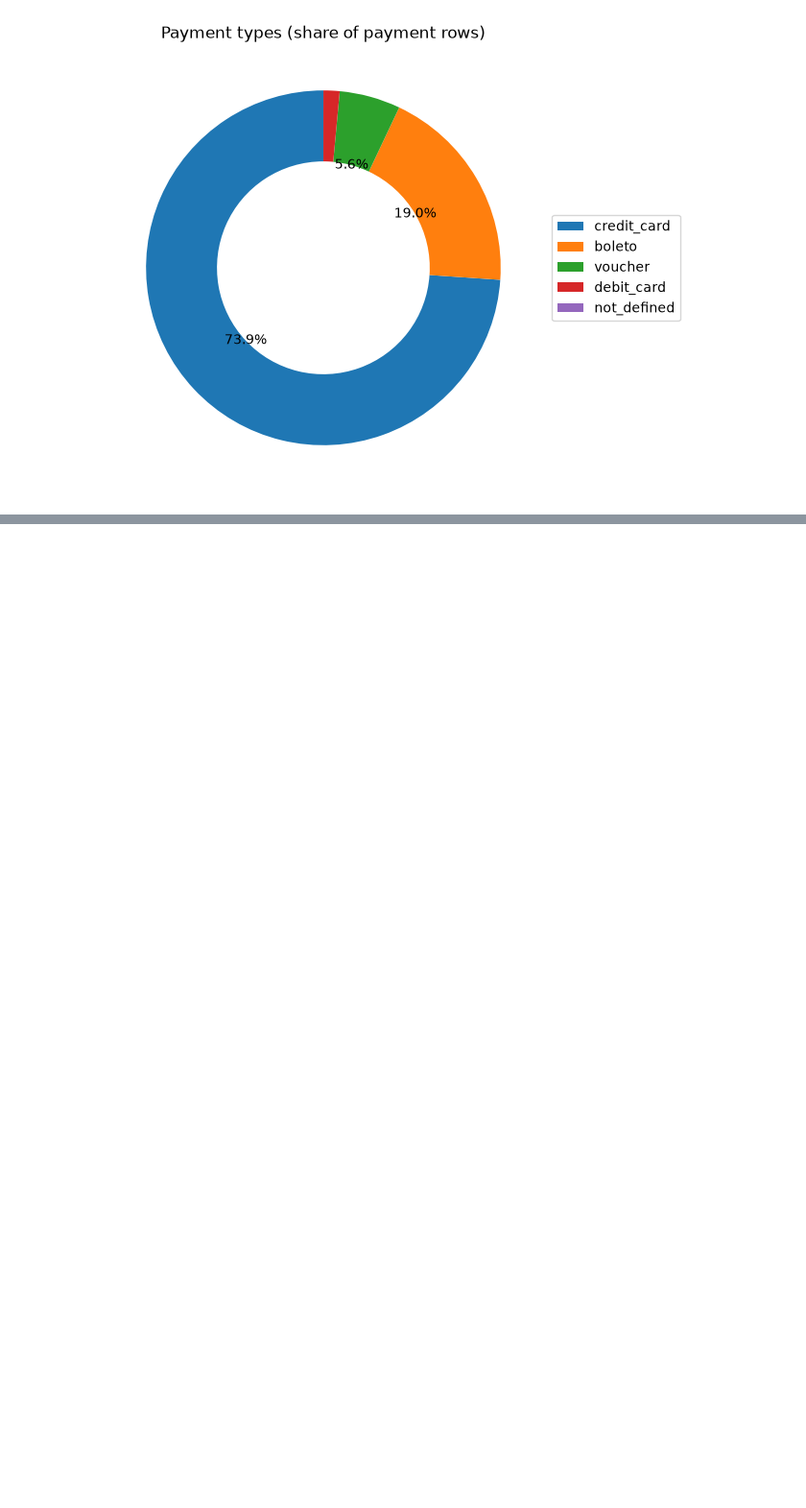
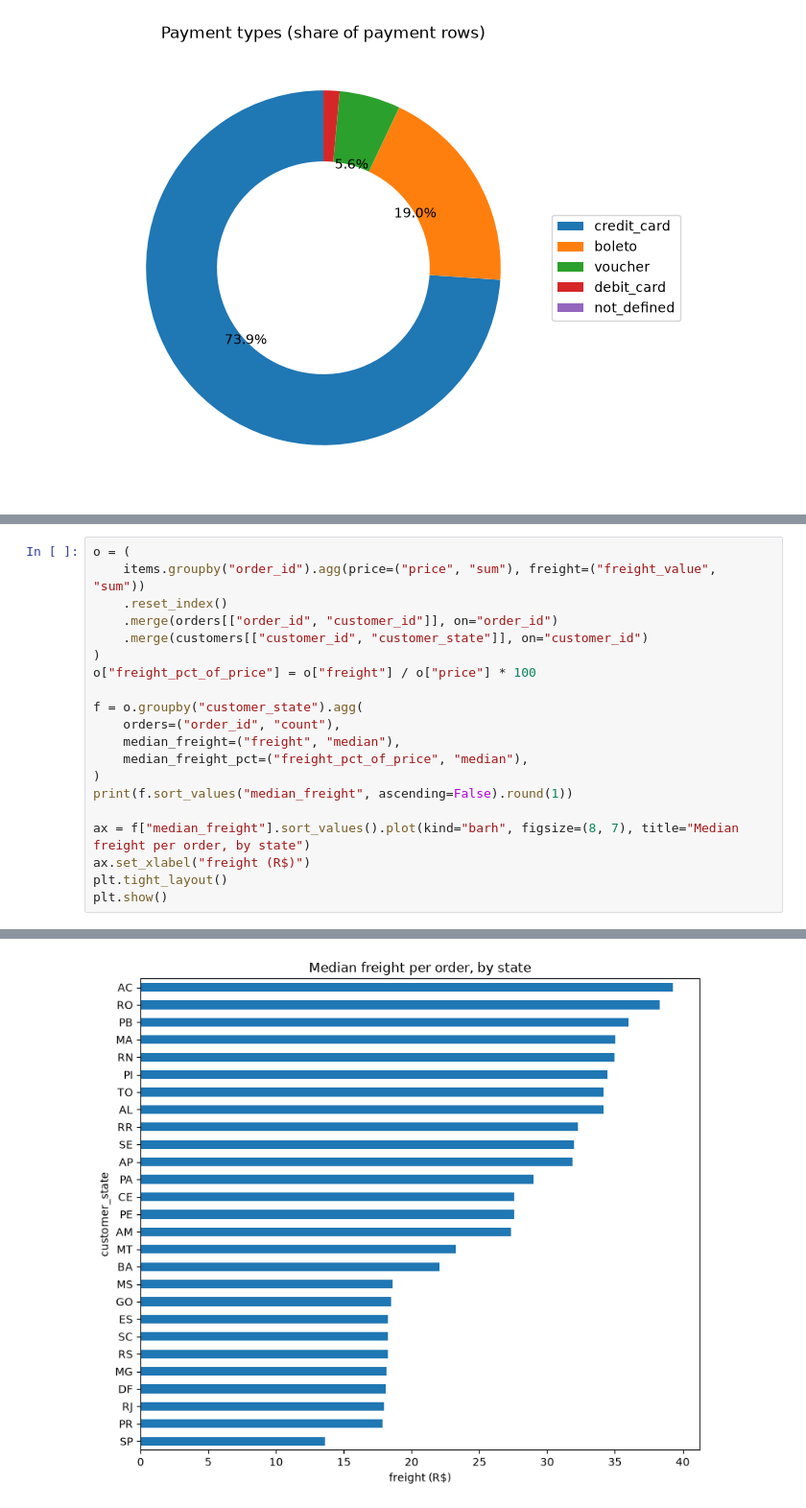
Before and after one commit to LubenPp/olist-ecommerce-analysis, a Jupyter notebook: Untitled.ipynb, the cells around one changed output, grey strips where cells are left out. Shown at 96% size. Drawn from its saved outputs; the diff is of its cells as text; blank space fills up the shorter version.

```diff
--- a/Untitled.ipynb
+++ b/Untitled.ipynb
@@ -525,0 +545,21 @@ Name: count, dtype: float64
+# %%
+o = (
+    items.groupby("order_id").agg(price=("price", "sum"), freight=("freight_value", "sum"))
+    .reset_index()
+    .merge(orders[["order_id", "customer_id"]], on="order_id")
+    .merge(customers[["customer_id", "customer_state"]], on="customer_id")
+)
+o["freight_pct_of_price"] = o["freight"] / o["price"] * 100
+
+f = o.groupby("customer_state").agg(
+    orders=("order_id", "count"),
+    median_freight=("freight", "median"),
+    median_freight_pct=("freight_pct_of_price", "median"),
+)
+print(f.sort_values("median_freight", ascending=False).round(1))
+
+ax = f["median_freight"].sort_values().plot(kind="barh", figsize=(8, 7), title="Median freight per order, by state")
+ax.set_xlabel("freight (R$)")
+plt.tight_layout()
+plt.show()
+# %% [output]
@@ -525,0 +583 @@ Name: count, dtype: float64
+[figure, added]
```
Also changed, not shown: parts of 6 cells of this notebook.
